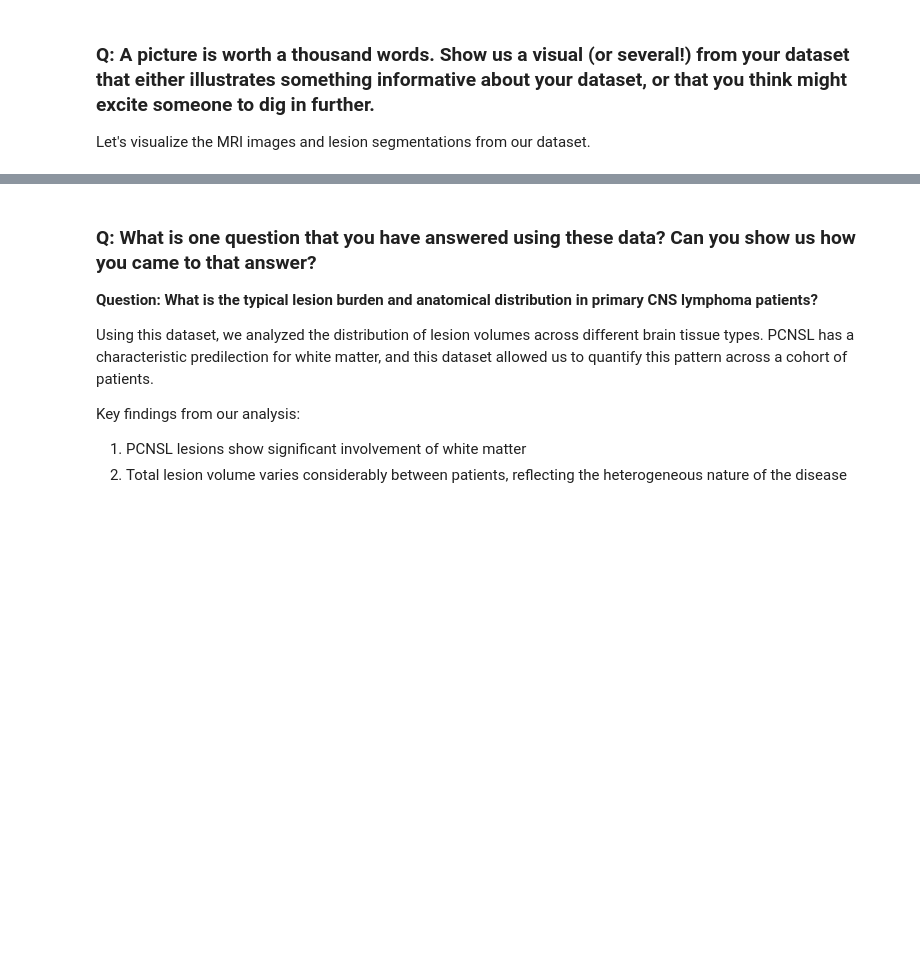
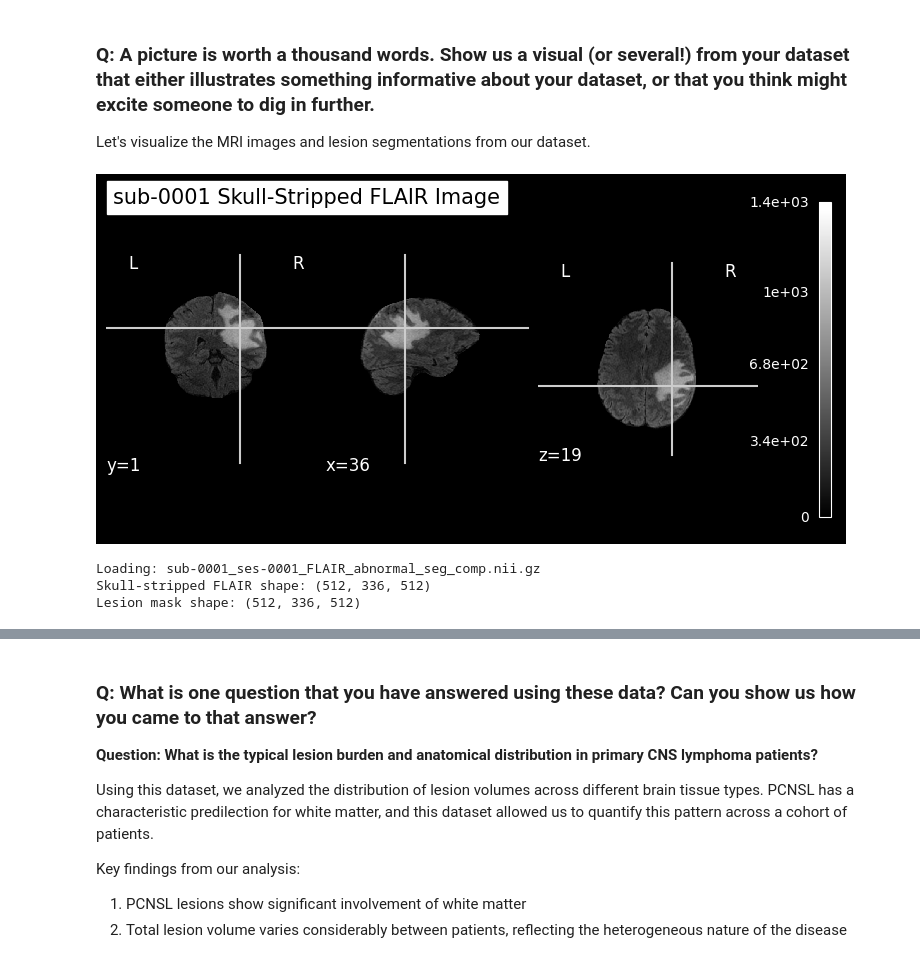
Before and after one commit to rauschecker-sugrue-labs/UCSF-PCNSL, a Jupyter notebook: get-to-know-a-dataset-pcnsl.ipynb, the cells around one changed output, grey strips where cells are left out. Saved outputs shown, nothing was run; the diff lists cells and outputs as text; code cells hidden in the pictures; blank space fills up the shorter version.

```diff
--- a/get-to-know-a-dataset-pcnsl.ipynb
+++ b/get-to-know-a-dataset-pcnsl.ipynb
@@ -262,49 +400,22 @@ summary_stats
 
 Let's visualize the MRI images and lesion segmentations from our dataset.
 # %%
-# Visualize the FLAIR image using nilearn
-plotting.plot_anat(flair_img, title=f"{subject} FLAIR Image", display_mode='ortho')
+# Visualize the skull-stripped FLAIR image using nilearn
+plotting.plot_anat(flair_ss, title=f"{subject} Skull-Stripped FLAIR Image", display_mode='ortho')
 plt.show()
+# %% [output]
+[figure, added]
 # %%
-# Load the skullstripped FLAIR and lesion mask
-# Note: Derivative files use anonymized hash prefixes in filenames
+# Load the lesion segmentation mask (FLAIR space)
+mask_key = f"derivatives/pyalfe/{subject}/{session}/masks/lesions_seg_comp/{subject}_{session}_FLAIR_abnormal_seg_comp.nii.gz"
+lesion_mask = load_nifti(mask_key)
 
-def find_derivative_file(subject, session, subdir, pattern):
-    """Find a derivative file matching a pattern (handles hash-based filenames)."""
-    if USE_LOCAL_DATA:
-        search_dir = LOCAL_BIDS_DIR / "derivatives" / "pyalfe" / subject / session / subdir
-        matches = list(search_dir.glob(pattern))
-        if matches:
-            return matches[0]
-        return None
-    else:
-        # For S3, construct the expected path
-        return f"derivatives/pyalfe/{subject}/{session}/{subdir}/{pattern}"
-
-# Find skullstripped FLAIR
-flair_ss_dir = "skullstripped/lesions_FLAIR_space"
-if USE_LOCAL_DATA:
-    flair_ss_path = find_derivative_file(subject, session, flair_ss_dir, "*_FLAIR_to_FLAIR_skullstripped.nii.gz")
-    print(f"Loading skullstripped FLAIR: {flair_ss_path.name}")
-    flair_ss = nib.load(flair_ss_path)
-else:
-    flair_ss_key = f"derivatives/pyalfe/{subject}/{session}/skullstripped/lesions_FLAIR_space/{subject}_{session}_FLAIR_skullstripped.nii.gz"
-    print("Loading skullstripped FLAIR...")
-    flair_ss = load_nifti_from_s3(bucket, flair_ss_key, s3)
-
-# Find lesion mask
-mask_dir = "masks/lesions_seg_comp"
-if USE_LOCAL_DATA:
-    mask_path = find_derivative_file(subject, session, mask_dir, "*_FLAIR_abnormal_seg_comp.nii.gz")
-    print(f"Loading lesion mask: {mask_path.name}")
-    lesion_mask = nib.load(mask_path)
-else:
-    mask_key = f"derivatives/pyalfe/{subject}/{session}/masks/lesions_seg_comp/{subject}_{session}_FLAIR_lesions.nii.gz"
-    print("Loading lesion mask...")
-    lesion_mask = load_nifti_from_s3(bucket, mask_key, s3)
-
-print(f"\nSkullstripped FLAIR shape: {flair_ss.shape}")
+print(f"Skull-stripped FLAIR shape: {flair_ss.shape}")
 print(f"Lesion mask shape: {lesion_mask.shape}")
+# %% [output]
+Loading: sub-0001_ses-0001_FLAIR_abnormal_seg_comp.nii.gz
+Skull-stripped FLAIR shape: (512, 336, 512)
+Lesion mask shape: (512, 336, 512)
 # %%
 # Overlay lesion segmentation on the FLAIR image
 # Note: The mask contains component labels (each lesion has a unique ID)
```
Also changed, not shown: parts of 25 cells of this notebook, 3 other files.
